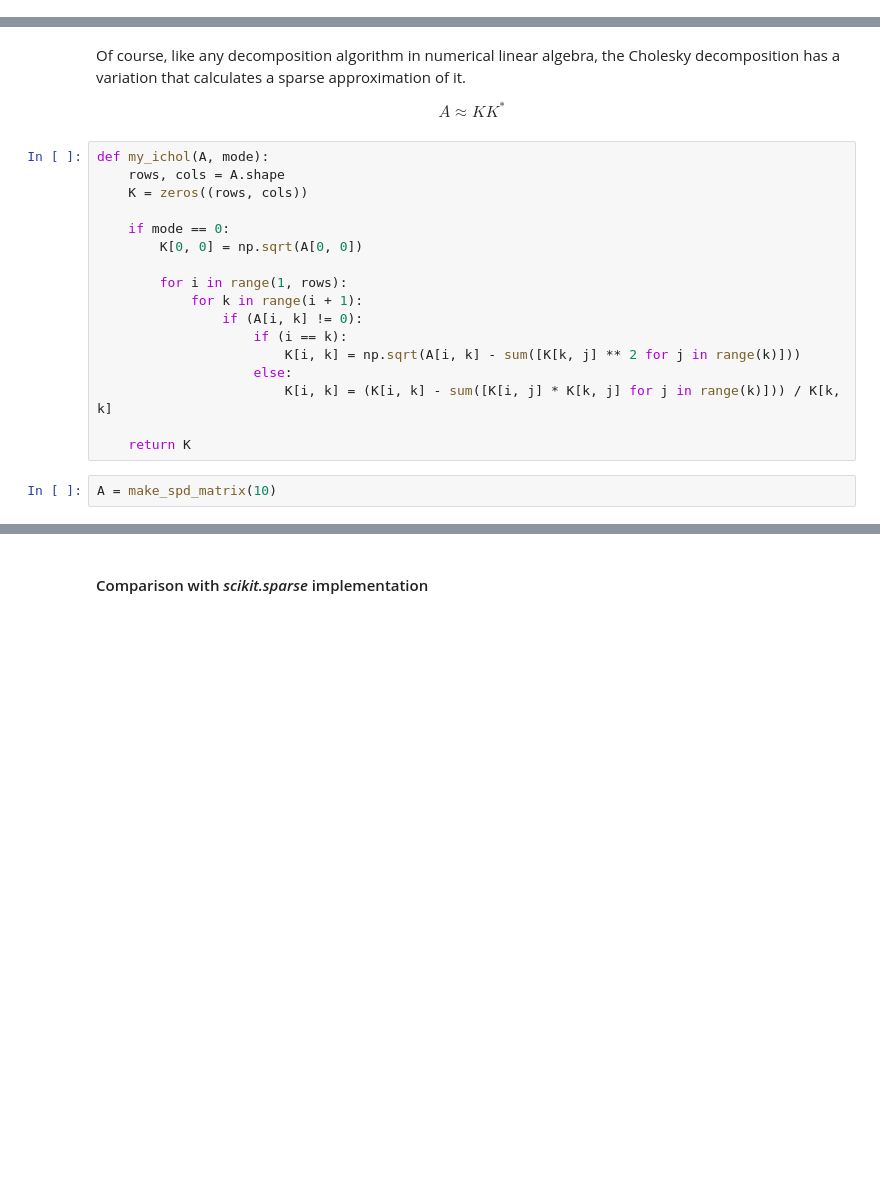
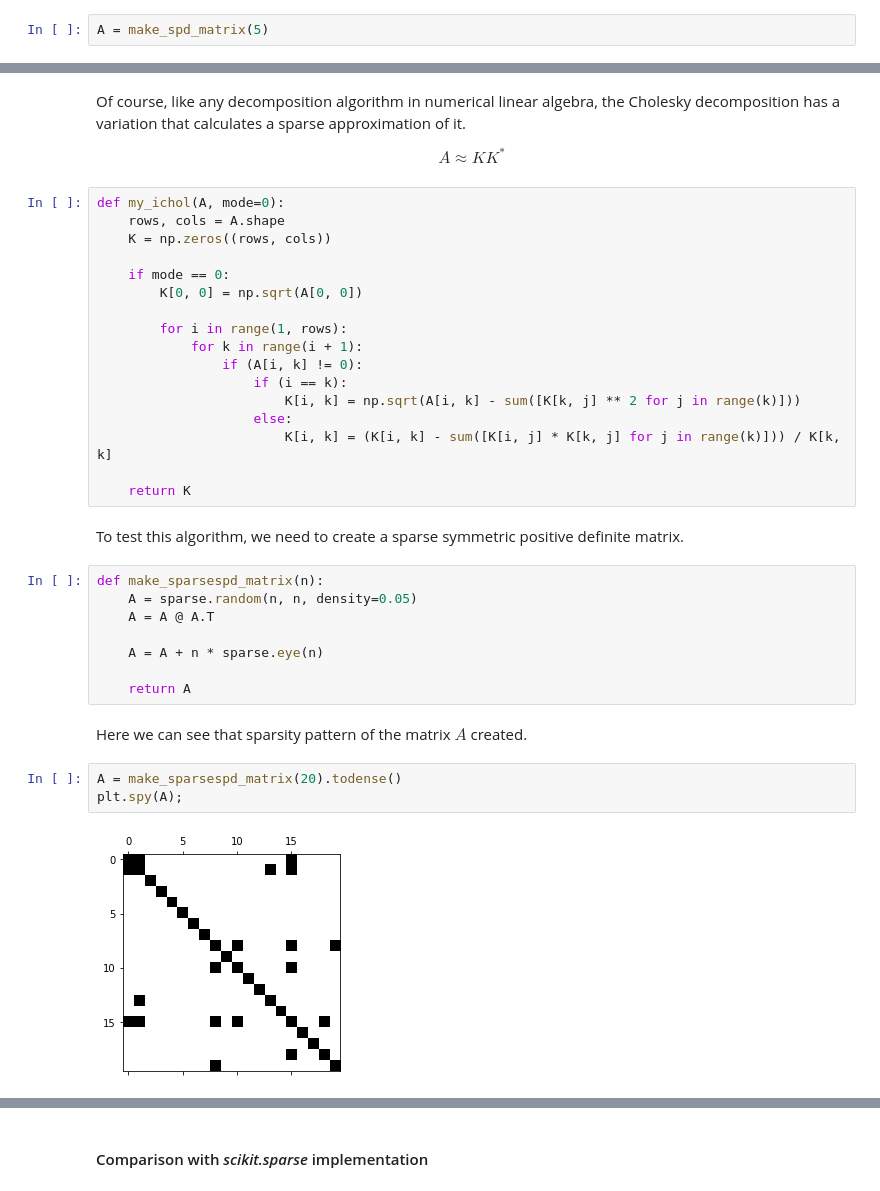
Before and after one commit to matsumotosan/numerical-linear-algebra, a Jupyter notebook: Preconditioner Series - Cholesky Decomposition.ipynb, the cells around one changed output, grey strips where cells are left out. Cells and saved outputs as stored; diff of their text form; blank space fills up the shorter version.

```diff
--- a/Preconditioner Series - Cholesky Decomposition.ipynb
+++ b/Preconditioner Series - Cholesky Decomposition.ipynb
@@ -137,0 +164,2 @@ AssertionError: Failed at object (object mode frontend)
+# %%
+A = make_spd_matrix(5)
@@ -142,9 +204,9 @@ Of course, like any decomposition algorithm in numerical linear algebra, the Cho
 
 $$ A\approx KK^* $$
 # %%
-def my_ichol(A, mode):
+def my_ichol(A, mode=0):
     rows, cols = A.shape
-    K = zeros((rows, cols))
+    K = np.zeros((rows, cols))
 
     if mode == 0:
         K[0, 0] = np.sqrt(A[0, 0])
@@ -158,5 +220,20 @@ def my_ichol(A, mode):
                         K[i, k] = (K[i, k] - sum([K[i, j] * K[k, j] for j in range(k)])) / K[k, k]
 
     return K
-# %%
-A = make_spd_matrix(10)
+# %% [markdown]
+To test this algorithm, we need to create a sparse symmetric positive definite matrix.
+# %%
+def make_sparsespd_matrix(n):
+    A = sparse.random(n, n, density=0.05)
+    A = A @ A.T
+
+    A = A + n * sparse.eye(n)
+
+    return A
+# %% [markdown]
+Here we can see that sparsity pattern of the matrix $A$ created.
+# %%
+A = make_sparsespd_matrix(20).todense()
+plt.spy(A);
+# %% [output]
+[figure, added]
```
Also changed, not shown: parts of 21 cells of this notebook, 8 other files.
